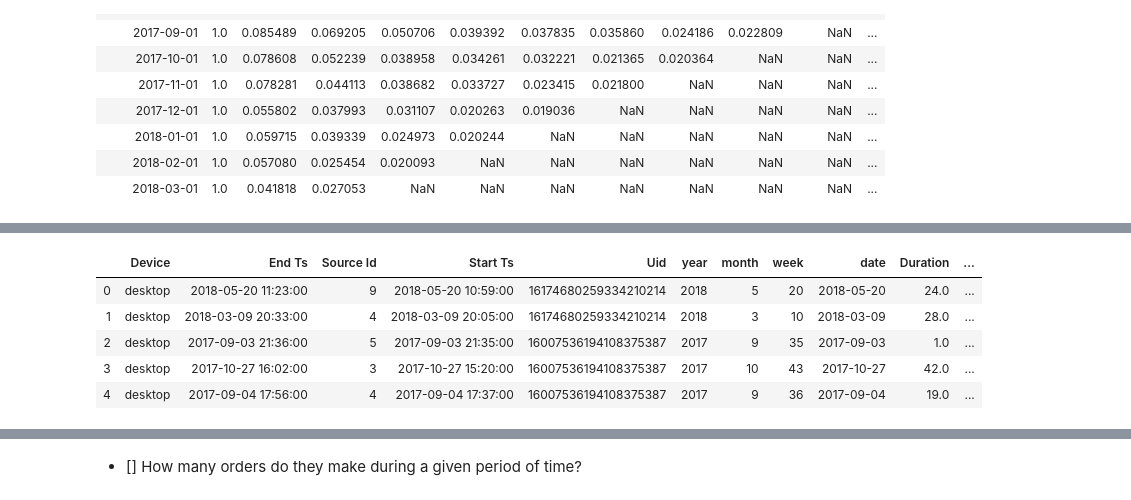
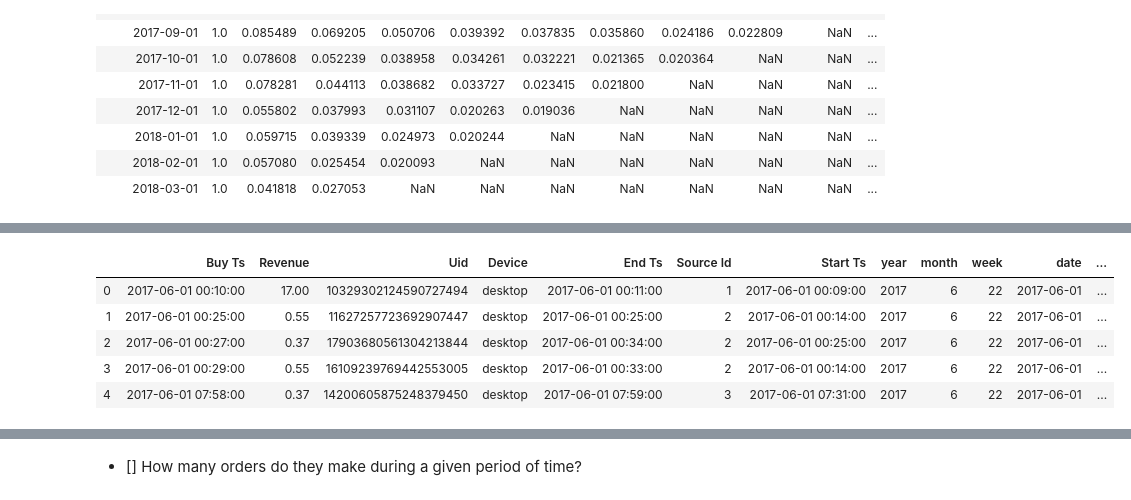
Before and after one commit to asicmicprj/Afisha_analytics, a Jupyter notebook: Afisha_analytics_v0.0.1.ipynb, the cells around one changed output, grey strips where cells are left out. Cells and saved outputs as stored; diff of their text form; code cells hidden in the pictures.

```diff
--- a/Afisha_analytics_v0.0.1.ipynb
+++ b/Afisha_analytics_v0.0.1.ipynb
@@ -515,6 +525,7 @@ display(df_visits.head())
 | 3 | desktop | 2018-05-20 11:23:00 | 9 | 2018-05-20 10:59:00 | 16174680259334210214 | 2018 | 5 | 20 | 2018-05-20 | 24.0 | ... |
 | 4 | desktop | 2018-03-09 20:33:00 | 4 | 2018-03-09 20:05:00 | 16174680259334210214 | 2018 | 3 | 10 | 2018-03-09 | 28.0 | ... |
 # %%
+df_visits['First Visit Date'] = pd.to_datetime(df_visits['First Visit Date']).dt.date
 df_visits['First Visit Month'] = df_visits['First Visit Date'].astype('datetime64[M]')
 df_visits['Visit Month']       = df_visits['Start Ts'].astype('datetime64[M]')
 display(df_visits.head())
@@ -613,0 +629,3 @@ sns.heatmap(
+# %%
+df_orders_visits = df_orders.merge(df_visits, on='Uid', how='left')
+display(df_orders.head())
@@ -614,8 +639,5 @@ sns.heatmap(
 # %%
-first_orders = df_orders.groupby('Uid').agg({'Buy Ts':'min'}).reset_index()
-first_orders.columns = ['Uid','First Order Date']
-first_orders['Order Date']        = pd.to_datetime(df_orders['Buy Ts'])
-first_orders['First Order Month'] = first_orders['First Order Date'].astype('datetime64[M]')
-first_orders['Order Month']       = first_orders['Order Date'].astype('datetime64[M]')
+first_orders = df_orders.groupby('Uid')['Buy Ts'].min()
+first_orders.name = 'First Order Ts'
 display(first_orders.head())
 # %% [output]
@@ -628,10 +651,10 @@ display(first_orders.head())
 # %%
-first_orders_registration = df_visits.merge(first_orders, on='Uid')
-display(first_orders_registration.head())
+df_orders_visits = df_orders_visits.merge(first_orders, on='Uid')
+display(df_orders_visits.head())
 # %% [output]
-|  | Device | End Ts | Source Id | Start Ts | Uid | year | month | week | date | Duration | ... |
-| 0 | desktop | 2018-05-20 11:23:00 | 9 | 2018-05-20 10:59:00 | 16174680259334210214 | 2018 | 5 | 20 | 2018-05-20 | 24.0 | ... |
-| 1 | desktop | 2018-03-09 20:33:00 | 4 | 2018-03-09 20:05:00 | 16174680259334210214 | 2018 | 3 | 10 | 2018-03-09 | 28.0 | ... |
-| 2 | desktop | 2017-09-03 21:36:00 | 5 | 2017-09-03 21:35:00 | 16007536194108375387 | 2017 | 9 | 35 | 2017-09-03 | 1.0 | ... |
-| 3 | desktop | 2017-10-27 16:02:00 | 3 | 2017-10-27 15:20:00 | 16007536194108375387 | 2017 | 10 | 43 | 2017-10-27 | 42.0 | ... |
-| 4 | desktop | 2017-09-04 17:56:00 | 4 | 2017-09-04 17:37:00 | 16007536194108375387 | 2017 | 9 | 36 | 2017-09-04 | 19.0 | ... |
+|  | Buy Ts | Revenue | Uid | Device | End Ts | Source Id | Start Ts | year | month | week | date | ... |
+| 0 | 2017-06-01 00:10:00 | 17.00 | 10329302124590727494 | desktop | 2017-06-01 00:11:00 | 1 | 2017-06-01 00:09:00 | 2017 | 6 | 22 | 2017-06-01 | ... |
+| 1 | 2017-06-01 00:25:00 | 0.55 | 11627257723692907447 | desktop | 2017-06-01 00:25:00 | 2 | 2017-06-01 00:14:00 | 2017 | 6 | 22 | 2017-06-01 | ... |
+| 2 | 2017-06-01 00:27:00 | 0.37 | 17903680561304213844 | desktop | 2017-06-01 00:34:00 | 2 | 2017-06-01 00:25:00 | 2017 | 6 | 22 | 2017-06-01 | ... |
+| 3 | 2017-06-01 00:29:00 | 0.55 | 16109239769442553005 | desktop | 2017-06-01 00:33:00 | 2 | 2017-06-01 00:14:00 | 2017 | 6 | 22 | 2017-06-01 | ... |
+| 4 | 2017-06-01 07:58:00 | 0.37 | 14200605875248379450 | desktop | 2017-06-01 07:59:00 | 3 | 2017-06-01 07:31:00 | 2017 | 6 | 22 | 2017-06-01 | ... |
```
Also changed, not shown: parts of 51 cells of this notebook.
